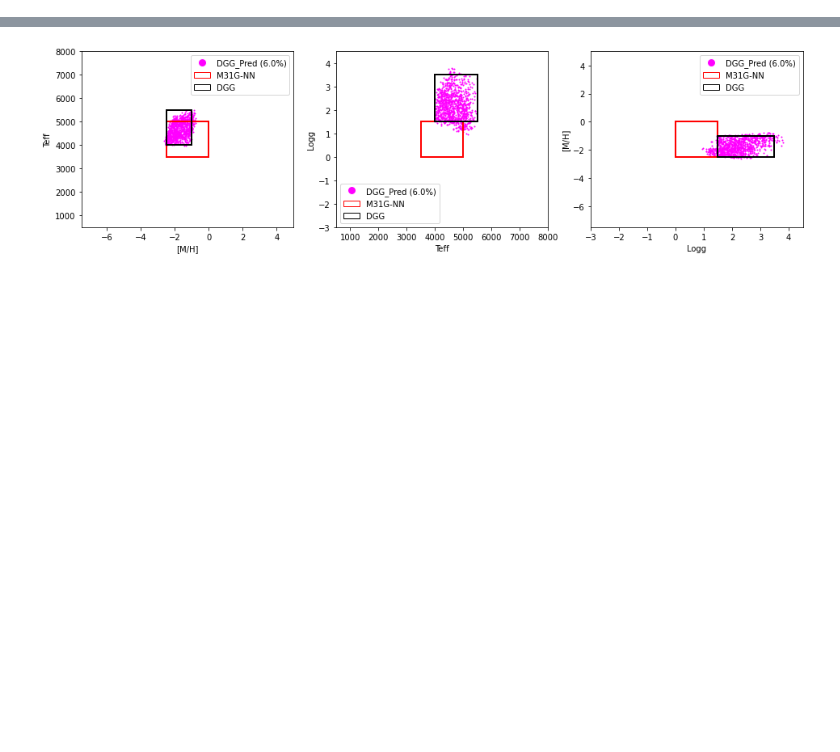
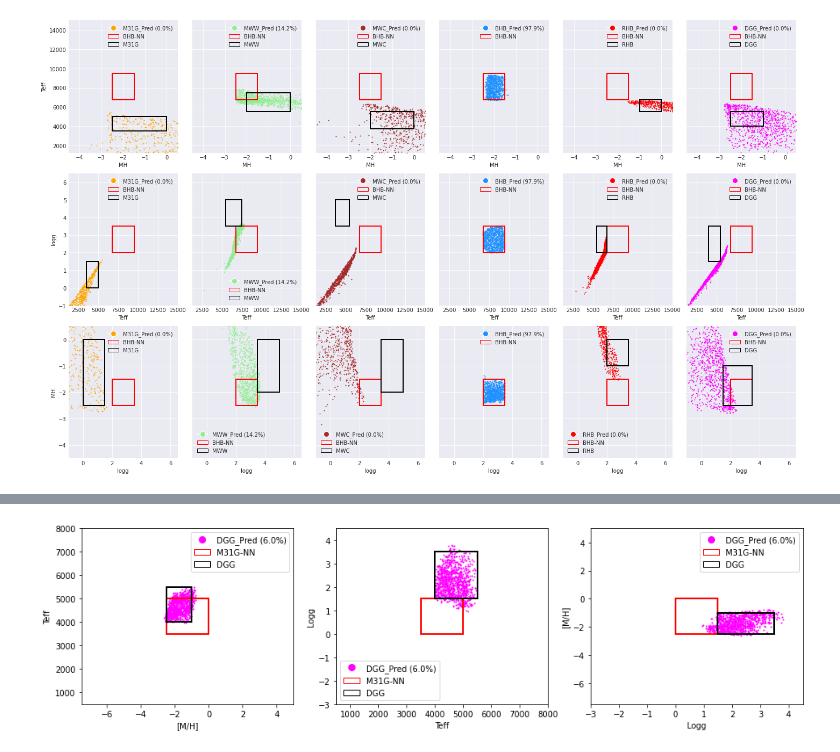
Before and after one commit to ViskaWei/LV, a Jupyter notebook: nb/dnn.ipynb, the cells around one changed output, grey strips where cells are left out. Drawn from its saved outputs; the diff is of its cells as text; code cells hidden in the pictures; blank space fills up the shorter version.

```diff
--- a/nb/dnn.ipynb
+++ b/nb/dnn.ipynb
@@ -39,0 +65,4 @@ NameError: name 'plt' is not defined
+# %%
+ddp.plot_box_R0("B")
+# %% [output]
+[figure, added]
```
Also changed, not shown: parts of 22 cells of this notebook, 16 other files.
